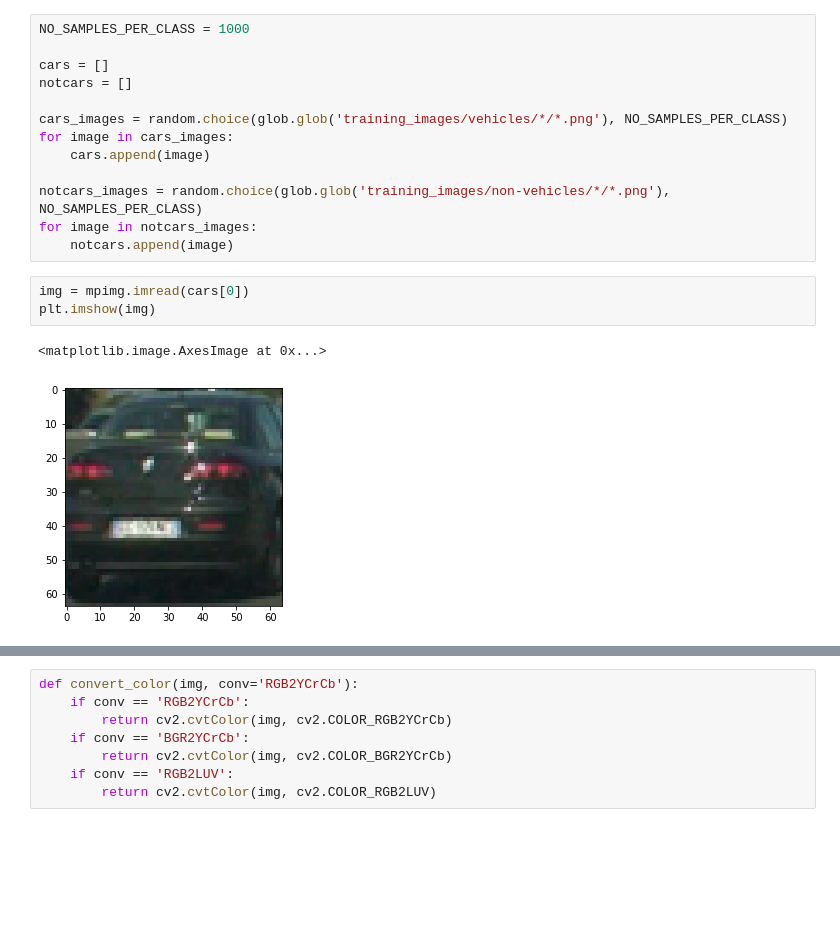
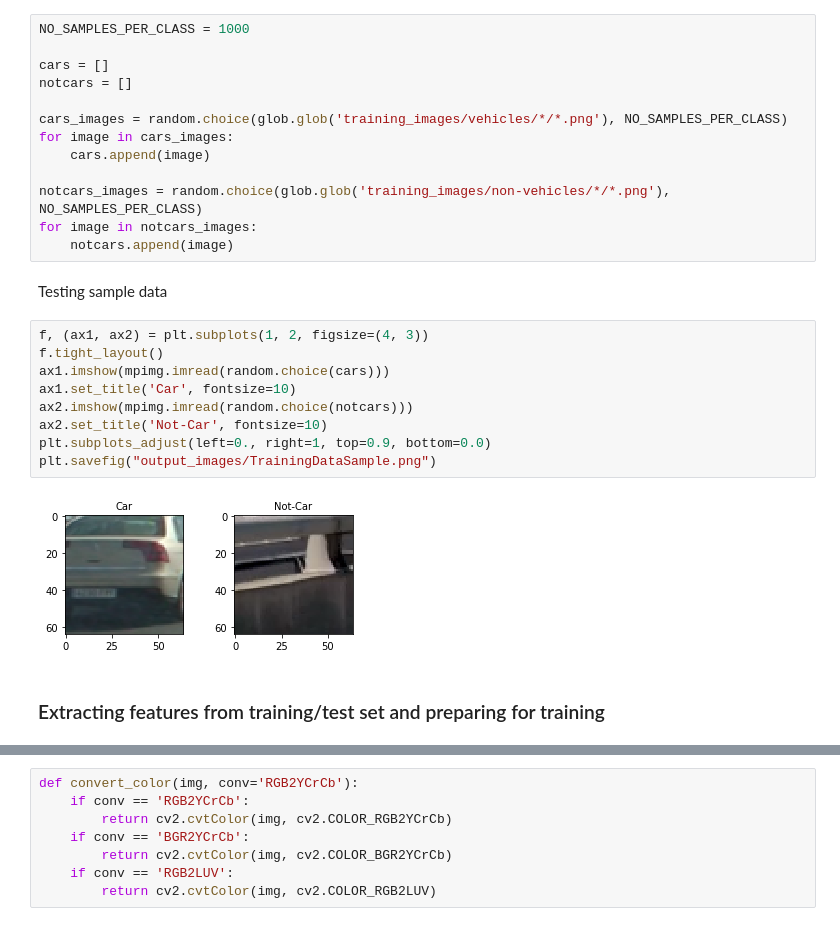
Before and after one commit to egar-garcia/CarND-Vehicle-Detection, a Jupyter notebook: P5.ipynb, the cells around one changed output, grey strips where cells are left out. Saved outputs shown, nothing was run; the diff lists cells and outputs as text; blank space fills up the shorter version.

```diff
--- a/P5.ipynb
+++ b/P5.ipynb
@@ -113,10 +125,19 @@ for image in cars_images:
 notcars_images = random.choice(glob.glob('training_images/non-vehicles/*/*.png'), NO_SAMPLES_PER_CLASS)
 for image in notcars_images:
     notcars.append(image)
-# %%
-img = mpimg.imread(cars[0])
-plt.imshow(img)
-# %% [output]
-<matplotlib.image.AxesImage at 0x...>
-[figure, removed]
+# %% [markdown]
+Testing sample data
+# %%
+f, (ax1, ax2) = plt.subplots(1, 2, figsize=(4, 3))
+f.tight_layout()
+ax1.imshow(mpimg.imread(random.choice(cars)))
+ax1.set_title('Car', fontsize=10)
+ax2.imshow(mpimg.imread(random.choice(notcars)))
+ax2.set_title('Not-Car', fontsize=10)
+plt.subplots_adjust(left=0., right=1, top=0.9, bottom=0.0)
+plt.savefig("output_images/TrainingDataSample.png")
+# %% [output]
+[figure, added]
+# %% [markdown]
+### Extracting features from training/test set and preparing for training
 # %%
```
Also changed, not shown: parts of 16 cells of this notebook, 2 other files.
